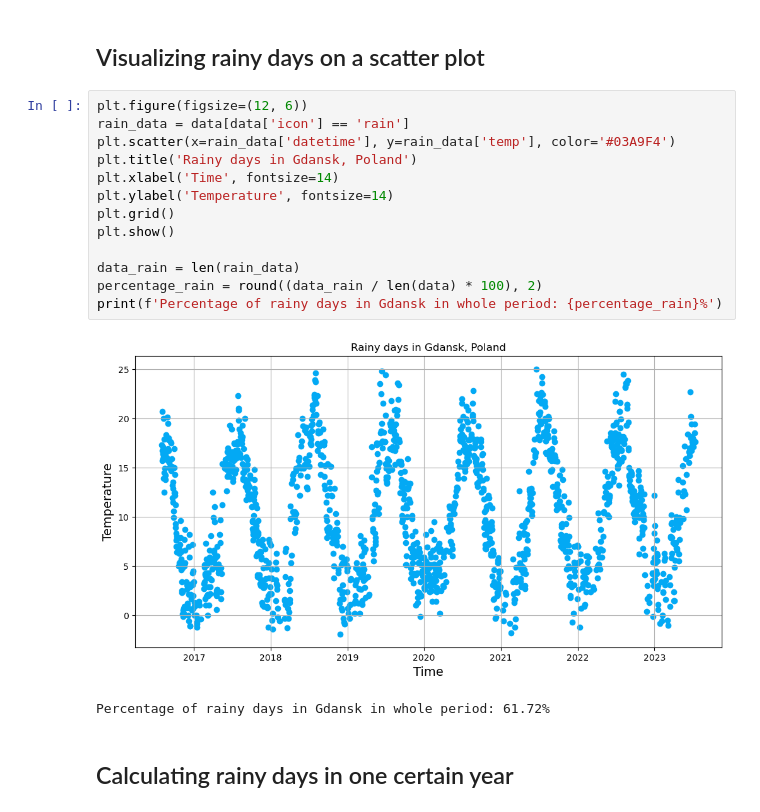
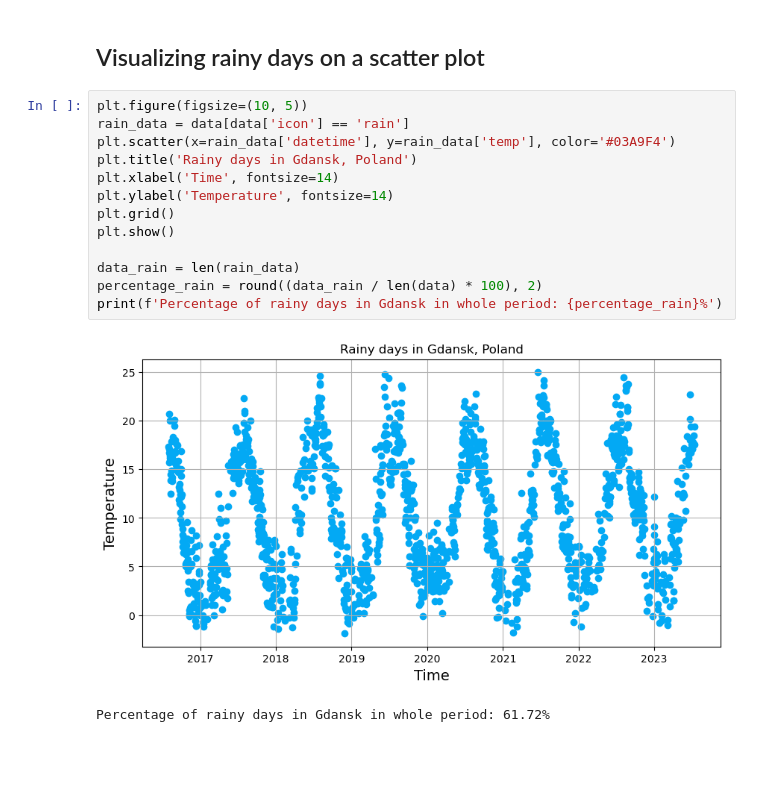
Before and after one commit to ODondalski/WeatherPatterns, a Jupyter notebook: weather.ipynb, the cells around one changed output. Drawn from its saved outputs; the diff is of its cells as text; blank space fills up the shorter version.

```diff
--- a/weather.ipynb
+++ b/weather.ipynb
@@ -132,20 +132,18 @@ plt.show()
 # %% [markdown]
 ## Visualizing rainy days on a scatter plot
 # %%
-plt.figure(figsize=(12, 6))
+plt.figure(figsize=(10, 5))
 rain_data = data[data['icon'] == 'rain']
 plt.scatter(x=rain_data['datetime'], y=rain_data['temp'], color='#03A9F4')
 plt.title('Rainy days in Gdansk, Poland')
 plt.xlabel('Time', fontsize=14)
 plt.ylabel('Temperature', fontsize=14)
 plt.grid()
 plt.show()
 
 data_rain = len(rain_data)
 percentage_rain = round((data_rain / len(data) * 100), 2)
 print(f'Percentage of rainy days in Gdansk in whole period: {percentage_rain}%')
 # %% [output]
-[figure, old version]
+[figure, new version]
 Percentage of rainy days in Gdansk in whole period: 61.72%
-# %% [markdown]
-## Calculating rainy days in one certain year
```
Also changed, not shown: parts of 23 cells of this notebook.
